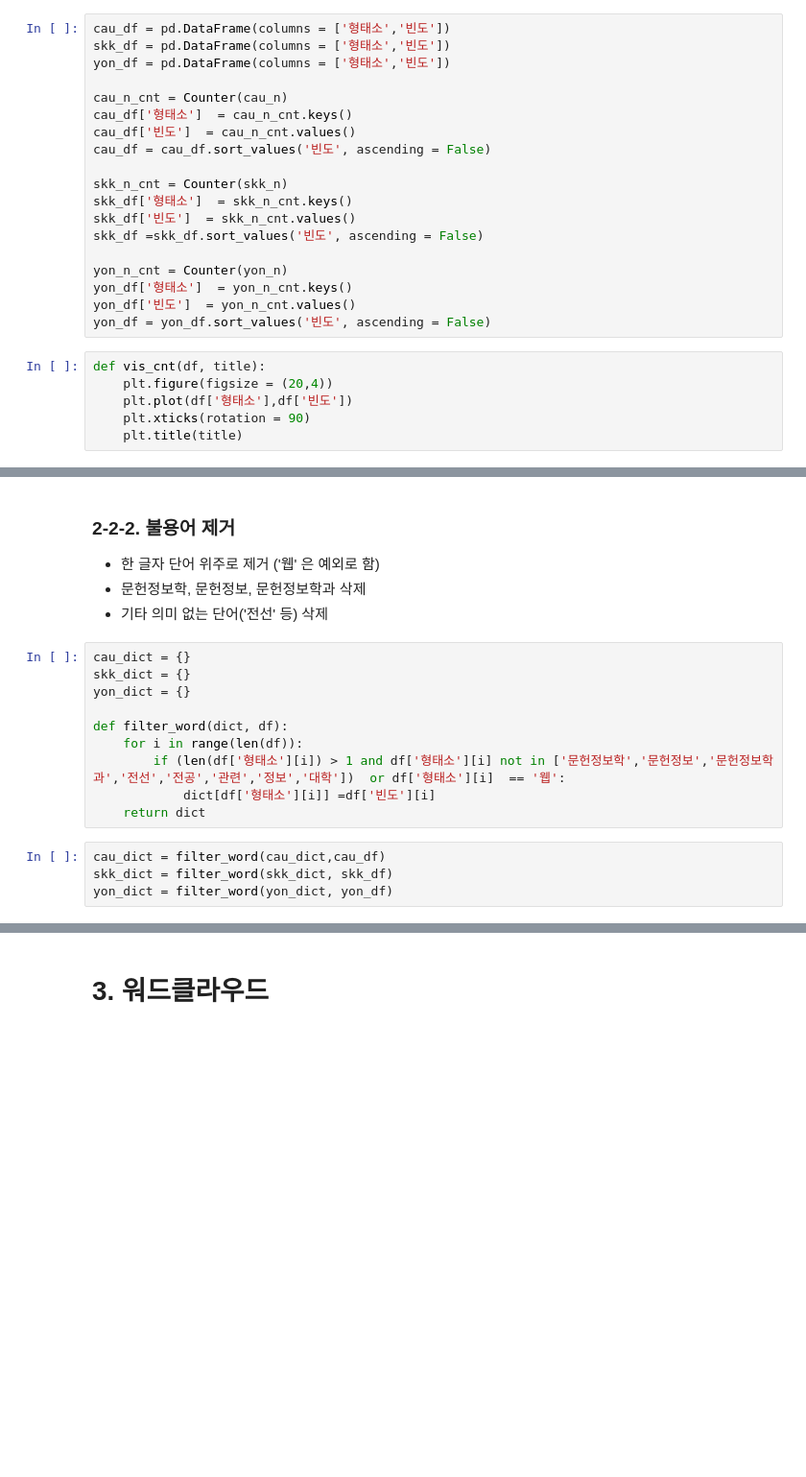
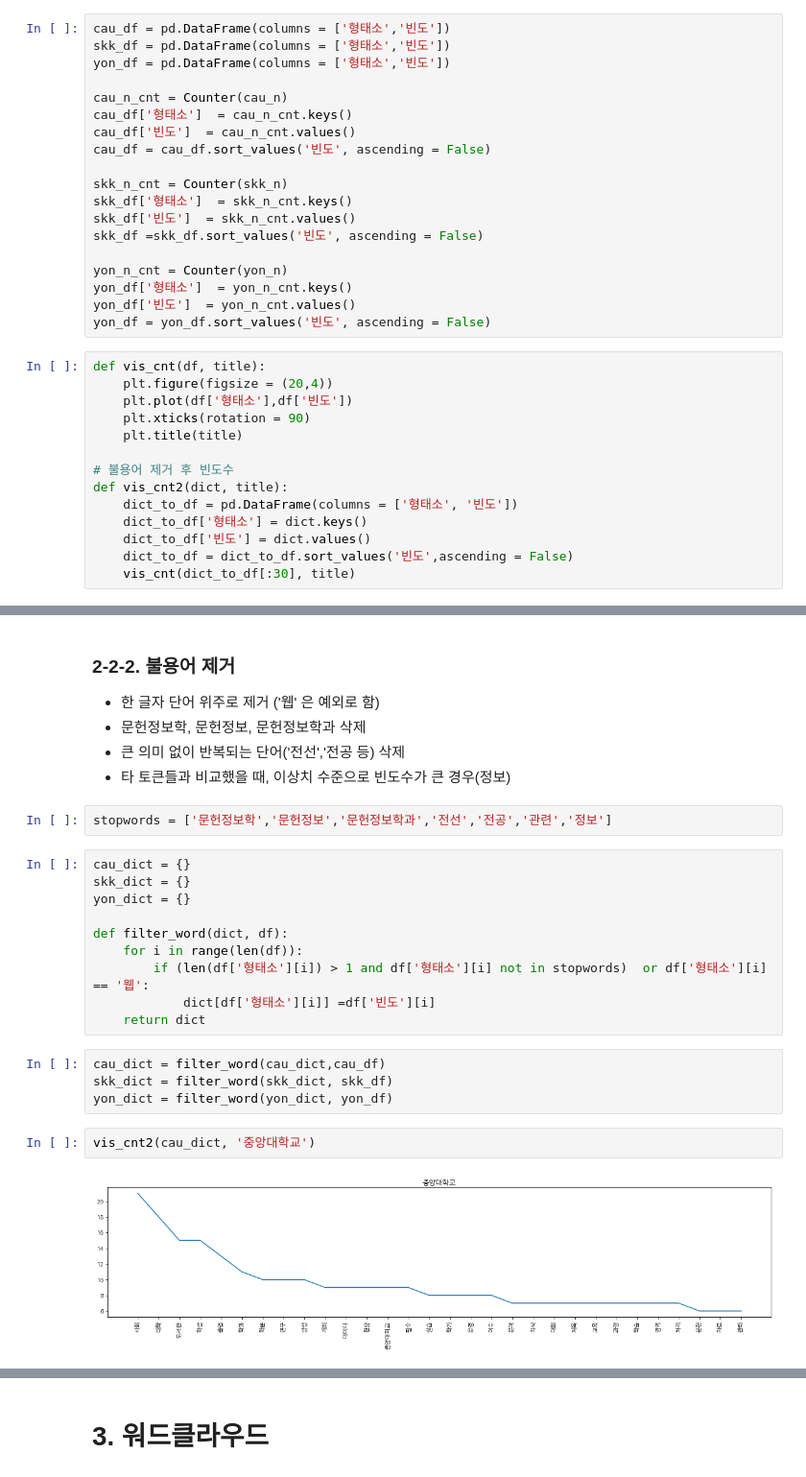
Before and after one commit to An-JIeun/portfolio, a Jupyter notebook: 텍스트마이닝_수업/assignment3.ipynb, the cells around one changed output, grey strips where cells are left out. Shown at 96% size. Saved outputs shown, nothing was run; the diff lists cells and outputs as text; blank space fills up the shorter version.

```diff
--- a/텍스트마이닝_수업/assignment3.ipynb
+++ b/텍스트마이닝_수업/assignment3.ipynb
@@ -292,4 +292,12 @@ def vis_cnt(df, title):
     plt.plot(df['형태소'],df['빈도'])
     plt.xticks(rotation = 90)
     plt.title(title)
+
+# 불용어 제거 후 빈도수
+def vis_cnt2(dict, title):
+    dict_to_df = pd.DataFrame(columns = ['형태소', '빈도'])
+    dict_to_df['형태소'] = dict.keys()
+    dict_to_df['빈도'] = dict.values()
+    dict_to_df = dict_to_df.sort_values('빈도',ascending = False)
+    vis_cnt(dict_to_df[:30], title)
 # %%
@@ -308,7 +316,10 @@ vis_cnt(yon_df[:30],'연세대')
 ### 2-2-2. 불용어 제거
 - 한 글자 단어 위주로 제거 ('웹' 은 예외로 함)
 - 문헌정보학, 문헌정보, 문헌정보학과 삭제
-- 기타 의미 없는 단어('전선' 등) 삭제
+- 큰 의미 없이 반복되는 단어('전선','전공 등) 삭제
+- 타 토큰들과 비교했을 때, 이상치 수준으로 빈도수가 큰 경우(정보)
+# %%
+stopwords = ['문헌정보학','문헌정보','문헌정보학과','전선','전공','관련','정보']
 # %%
 cau_dict = {}
 skk_dict = {}
@@ -316,10 +327,14 @@ yon_dict = {}
 
 def filter_word(dict, df):
     for i in range(len(df)):
-        if (len(df['형태소'][i]) > 1 and df['형태소'][i] not in ['문헌정보학','문헌정보','문헌정보학과','전선','전공','관련','정보','대학'])  or df['형태소'][i]  == '웹':
+        if (len(df['형태소'][i]) > 1 and df['형태소'][i] not in stopwords)  or df['형태소'][i]  == '웹':
             dict[df['형태소'][i]] =df['빈도'][i]
     return dict
 # %%
 cau_dict = filter_word(cau_dict,cau_df)
 skk_dict = filter_word(skk_dict, skk_df)
 yon_dict = filter_word(yon_dict, yon_df)
+# %%
+vis_cnt2(cau_dict, '중앙대학교')
+# %% [output]
+[figure, added]
```
Also changed, not shown: parts of 18 cells of this notebook.
